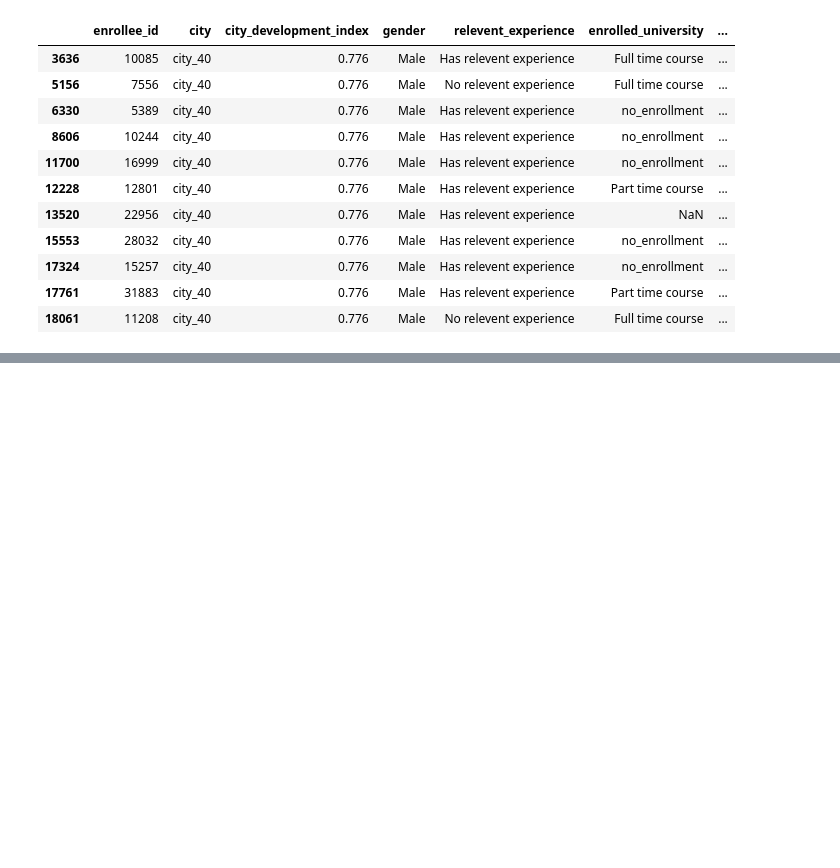
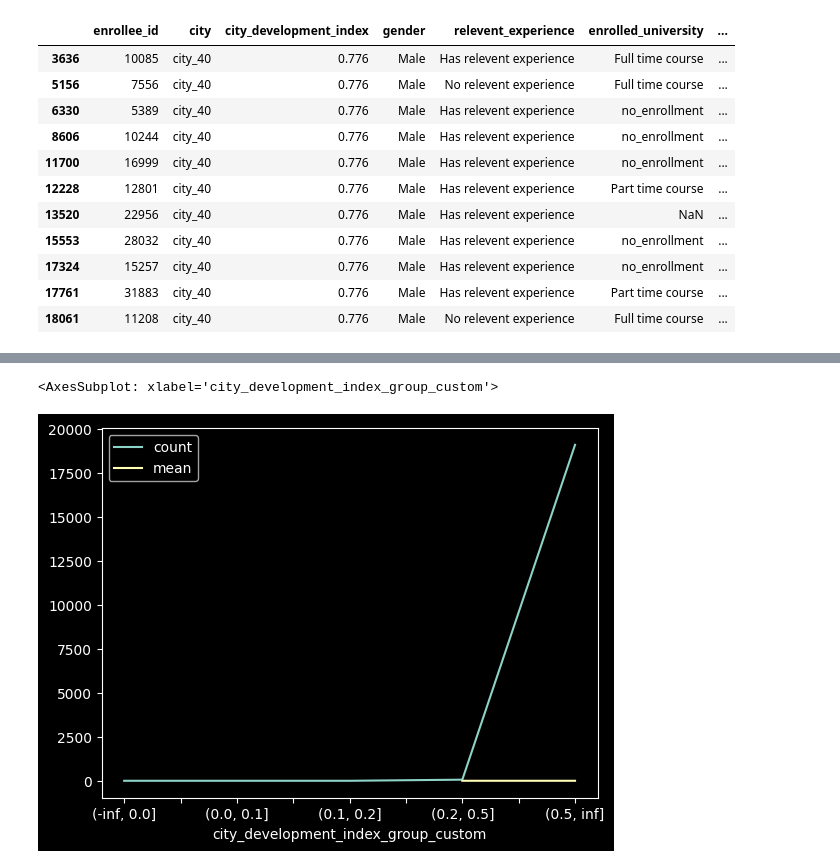
Before and after one commit to DmitriiKrasnoschekov/Python.Pandas, a Jupyter notebook: pandas_cheatsheets.ipynb, the cells around one changed output, grey strips where cells are left out. Cells and saved outputs as stored; diff of their text form; code cells hidden in the pictures; blank space fills up the shorter version.

```diff
--- a/pandas_cheatsheets.ipynb
+++ b/pandas_cheatsheets.ipynb
@@ -181,0 +346,10 @@ df_city_gender
+# %%
+# разбивка на интересующее нас количество интервалов
+# в нашем случае бессмысленно, но для потенциально контроля может быть полезно. float('inf') - бесконечность
+df['city_development_index_group_custom'] = pd.cut(df['city_development_index'],
+                                                    [-float('inf'), 0, 0.1, 0.2, 0.5, float('inf')])
+custom = df.groupby('city_development_index_group_custom', dropna = False)['target'].agg(['count', 'mean'])
+custom.plot()
+# %% [output]
+<AxesSubplot: xlabel='city_development_index_group_custom'>
+[figure, added]
```
Also changed, not shown: parts of 19 cells of this notebook.
